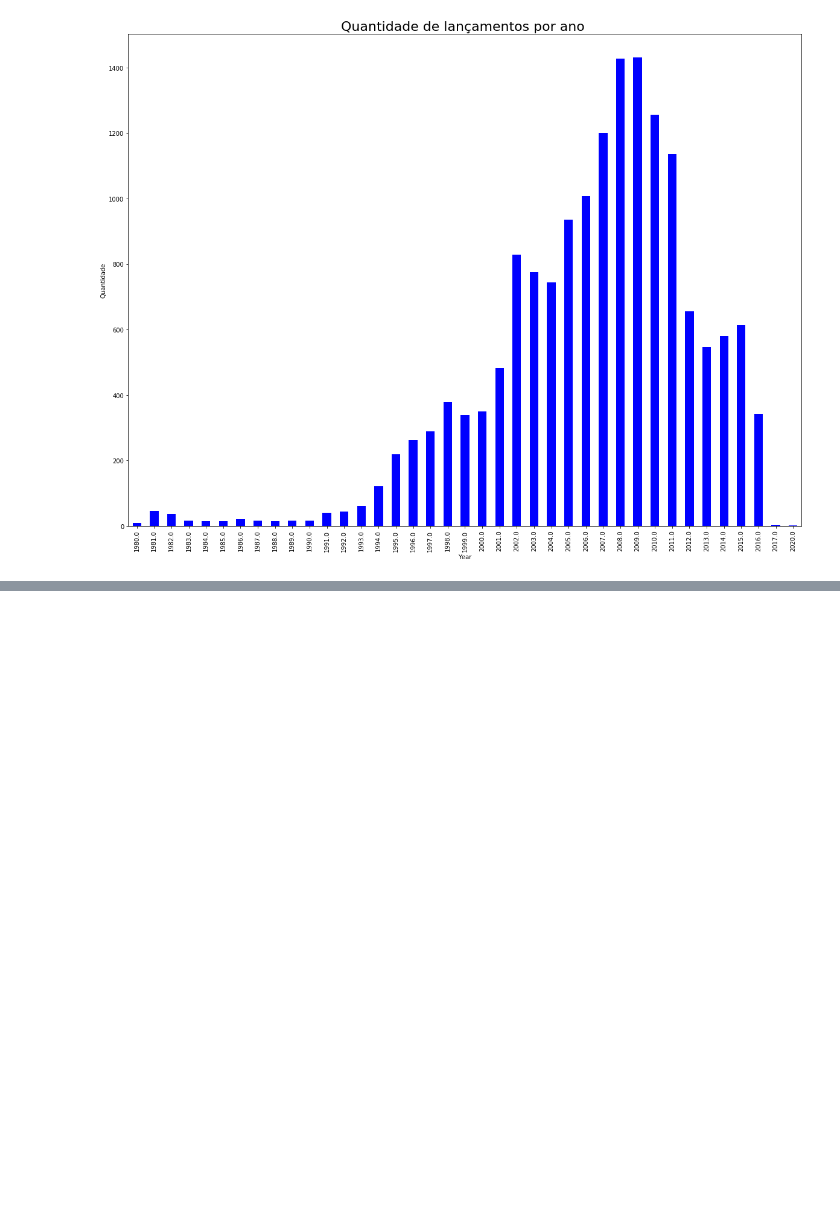
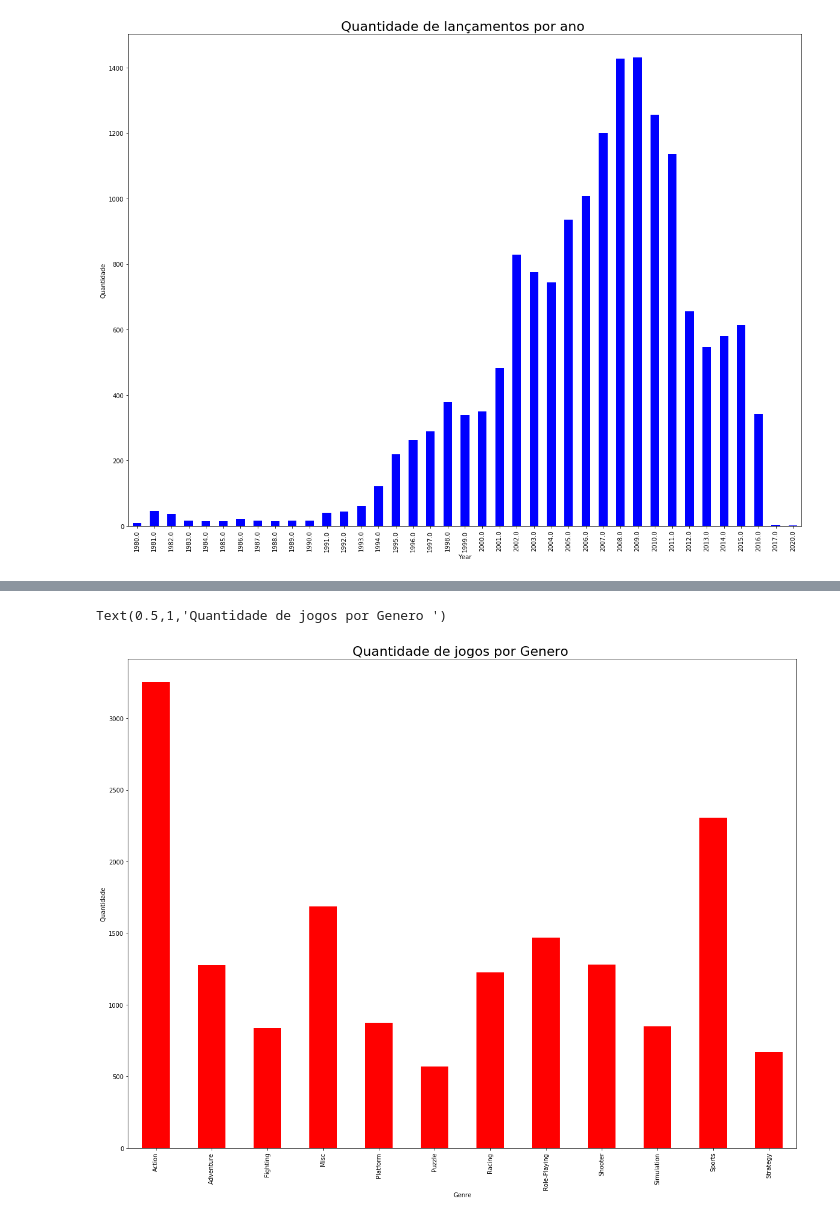
Before and after one commit to henriquewestphal/videogamesales, a Jupyter notebook: analise_videogames.ipynb, the cells around one changed output, grey strips where cells are left out. Cells and saved outputs as stored; diff of their text form; code cells hidden in the pictures; blank space fills up the shorter version.

```diff
--- a/analise_videogames.ipynb
+++ b/analise_videogames.ipynb
@@ -240,0 +227,4 @@ Text(0.5,1,'Quantidade de lançamentos por ano ')
+# %%
+#AGRUPANDO por Generos.
+generos = dados.groupby('Genre')
+generos.groups
@@ -240,0 +249,7 @@ Text(0.5,1,'Quantidade de lançamentos por ano ')
+# %%
+fig = generos['Rank'].count().plot.bar(color = 'red')
+fig.set_ylabel('Quantidade')
+fig.set_title('Quantidade de jogos por Genero ', {'fontsize':22})
+# %% [output]
+Text(0.5,1,'Quantidade de jogos por Genero ')
+[figure, added]
```
Also changed, not shown: parts of 6 cells of this notebook.
